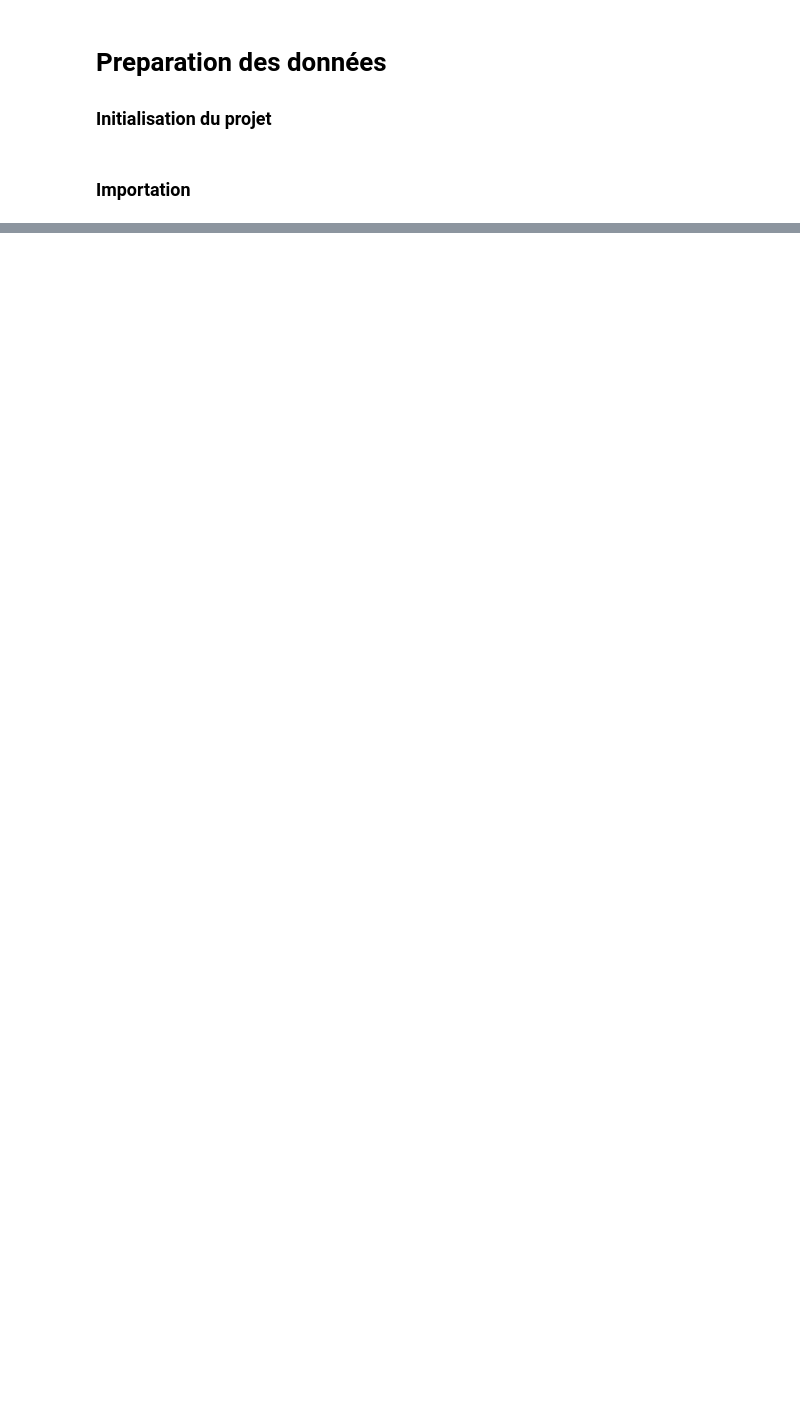
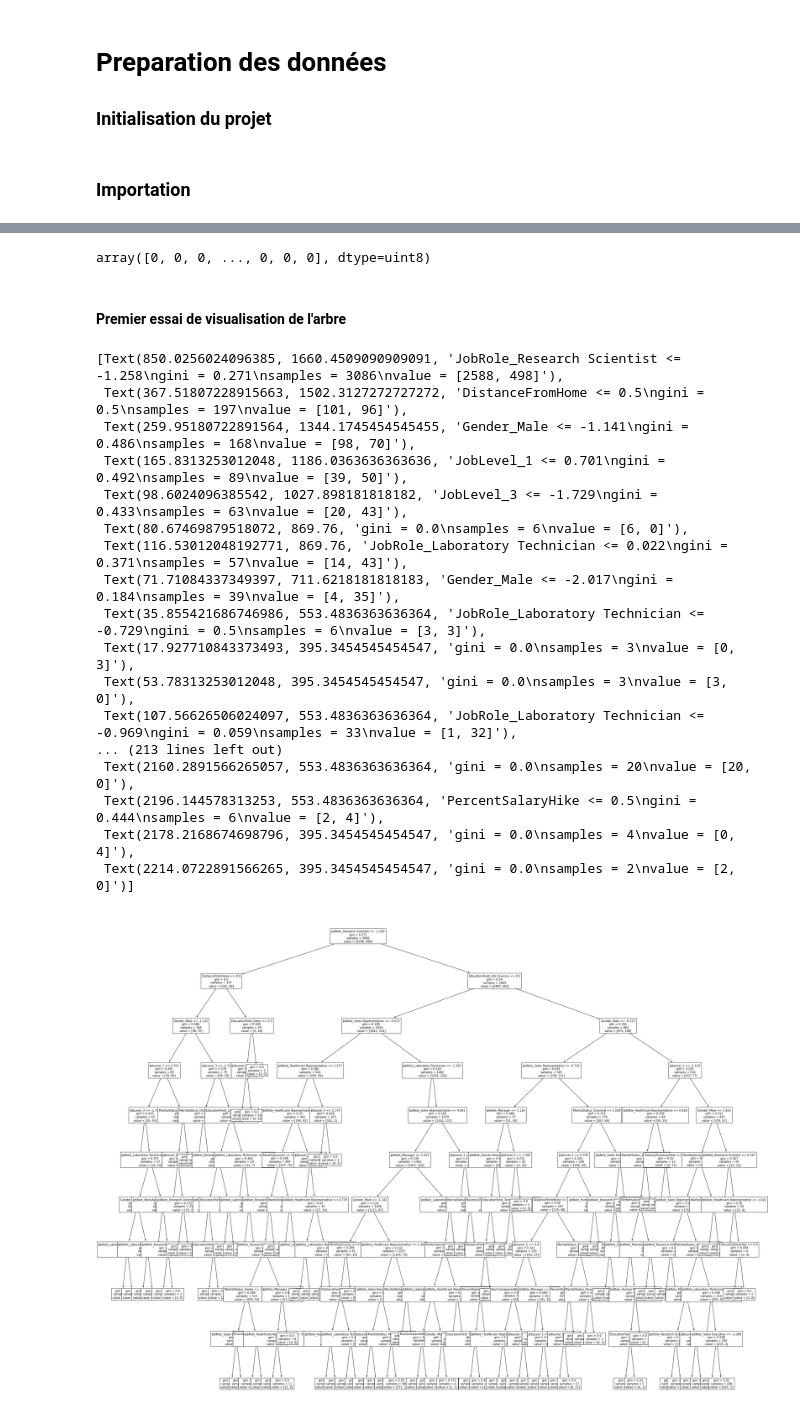
Before and after one commit to KindPixel/Projet-IA, a Jupyter notebook: ProjetIA.ipynb, the cells around one changed output, grey strips where cells are left out. Drawn from its saved outputs; the diff is of its cells as text; code cells hidden in the pictures; blank space fills up the shorter version.

```diff
--- a/ProjetIA.ipynb
+++ b/ProjetIA.ipynb
@@ -531,0 +226,5 @@ weighted avg       0.90      0.91      0.90      3087
+# %%
+dataset_prepared = pd.DataFrame(
+    dataset_pipeline,
+    columns=list(np.concatenate((num_attribs, encoder.get_feature_names(str_attribs))))
+)
@@ -531,0 +248,3 @@ weighted avg       0.90      0.91      0.90      3087
+# %%
+y = pd.get_dummies(Attrition, drop_first=True)
+x = dataset_prepared
@@ -531,0 +310,5 @@ weighted avg       0.90      0.91      0.90      3087
+# %%
+# from sklearn.model_selection import train_test_split
+# X_train, X_test, y_train, y_test = train_test_split(x, y, train_size=0.7, test_size=0.3, random_state=100)
+from sklearn.model_selection import train_test_split
+X_train_dt, X_test_dt, y_train_dt, y_test_dt = train_test_split(x, y, train_size=0.7, test_size=0.3, stratify=y)
@@ -531,0 +339,32 @@ weighted avg       0.90      0.91      0.90      3087
+# %%
+from sklearn.tree import DecisionTreeClassifier
+clf_dt = DecisionTreeClassifier(max_depth = 10, random_state = 0)
+clf_dt.fit(X_train_dt, y_train_dt)
+clf_dt.predict(X_test_dt)
+# %% [output]
+array([0, 0, 0, ..., 0, 0, 0], dtype=uint8)
+# %% [markdown]
+#### Premier essai de visualisation de l'arbre
+# %%
+from sklearn import tree
+plt.figure(figsize=(40,32))
+tree.plot_tree(clf_dt, feature_names= X_test_dt.columns,fontsize=10)
+# %% [output]
+[Text(850.0256024096385, 1660.4509090909091, 'JobRole_Research Scientist <= -1.258\ngini = 0.271\nsamples = 3086\nvalue = [2588, 498]'),
+ Text(367.51807228915663, 1502.3127272727272, 'DistanceFromHome <= 0.5\ngini = 0.5\nsamples = 197\nvalue = [101, 96]'),
+ Text(259.95180722891564, 1344.1745454545455, 'Gender_Male <= -1.141\ngini = 0.486\nsamples = 168\nvalue = [98, 70]'),
+ Text(165.8313253012048, 1186.0363636363636, 'JobLevel_1 <= 0.701\ngini = 0.492\nsamples = 89\nvalue = [39, 50]'),
+ Text(98.6024096385542, 1027.898181818182, 'JobLevel_3 <= -1.729\ngini = 0.433\nsamples = 63\nvalue = [20, 43]'),
+ Text(80.67469879518072, 869.76, 'gini = 0.0\nsamples = 6\nvalue = [6, 0]'),
+ Text(116.53012048192771, 869.76, 'JobRole_Laboratory Technician <= 0.022\ngini = 0.371\nsamples = 57\nvalue = [14, 43]'),
+ Text(71.71084337349397, 711.6218181818183, 'Gender_Male <= -2.017\ngini = 0.184\nsamples = 39\nvalue = [4, 35]'),
+ Text(35.855421686746986, 553.4836363636364, 'JobRole_Laboratory Technician <= -0.729\ngini = 0.5\nsamples = 6\nvalue = [3, 3]'),
+ Text(17.927710843373493, 395.3454545454547, 'gini = 0.0\nsamples = 3\nvalue = [0, 3]'),
+ Text(53.78313253012048, 395.3454545454547, 'gini = 0.0\nsamples = 3\nvalue = [3, 0]'),
+ Text(107.56626506024097, 553.4836363636364, 'JobRole_Laboratory Technician <= -0.969\ngini = 0.059\nsamples = 33\nvalue = [1, 32]'),
+... (213 lines left out)
+ Text(2160.2891566265057, 553.4836363636364, 'gini = 0.0\nsamples = 20\nvalue = [20, 0]'),
+ Text(2196.144578313253, 553.4836363636364, 'PercentSalaryHike <= 0.5\ngini = 0.444\nsamples = 6\nvalue = [2, 4]'),
+ Text(2178.2168674698796, 395.3454545454547, 'gini = 0.0\nsamples = 4\nvalue = [0, 4]'),
+ Text(2214.0722891566265, 395.3454545454547, 'gini = 0.0\nsamples = 2\nvalue = [2, 0]')]
+[figure, added]
```
Also changed, not shown: parts of 93 cells of this notebook, 3 other files.
